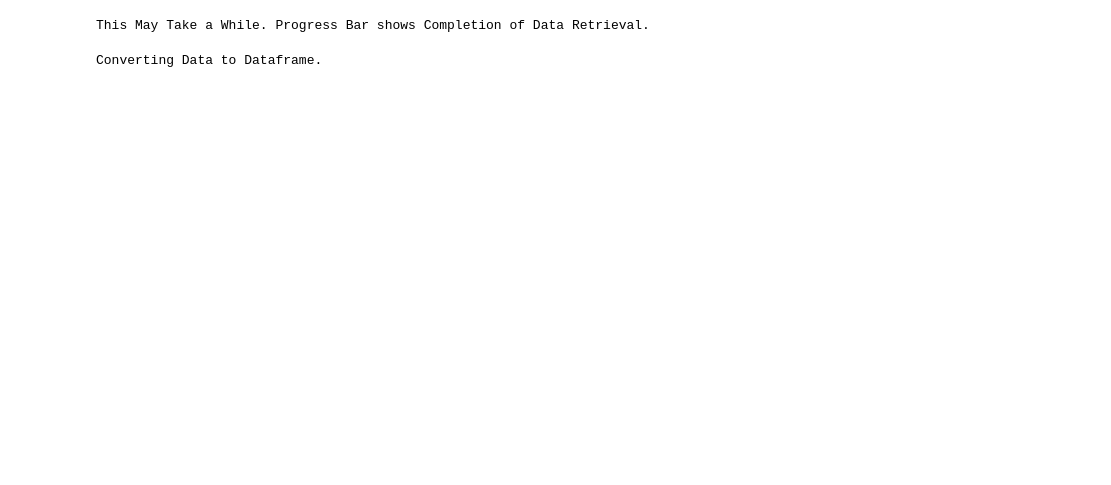
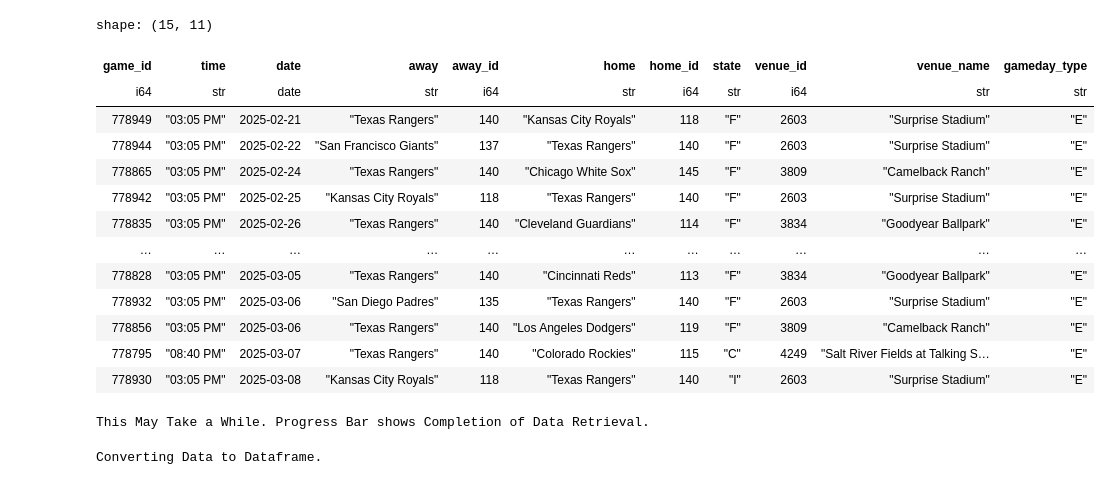
Before and after one commit to CarsonHallford/Top_10_EV90, a Jupyter notebook: Top_10_EV90.ipynb, the cells around one changed output. Drawn from its saved outputs; the diff is of its cells as text; code cells hidden in the pictures; blank space fills up the shorter version.

Commit message:
Typo in team_name and team_logo_url variable

```diff
--- a/Top_10_EV90.ipynb
+++ b/Top_10_EV90.ipynb
@@ -11,7 +11,7 @@ pd.set_option("display.max_rows", None)  # Ensure all rows are displayed
 pd.set_option("display.width", None)  # Remove column width limit
 # %%
 # Specified team name
-team_name = "Texas"
+team_name = "Texas Rangers"
 # Team name abbreviation
 team_abbreviation = "TEX"
 # %%
@@ -29,19 +29,36 @@ schedule_df = schedule_df.filter(
 # %%
 from datetime import datetime
 
 # Get today's date as a proper date object
 today = datetime.today().date()
 
 # Define the start and end dates as date literals
 start_date = pl.lit("2025-02-20").str.to_date()
 end_date = pl.lit(str(today)).str.to_date()  # Convert today to string before using .str.to_date()
 
 # Filter specified team games for the beginning of Spring Training to current date
 team_games_filtered = schedule_df.with_columns(
     pl.col("date").cast(pl.Date).alias("date")  # Convert 'date' column to Date type
 ).filter(
     pl.col("date").is_between(start_date, end_date)
 )
+
+team_games_filtered
+# %% [output]
+shape: (15, 11)
+| game_id | time | date | away | away_id | home | home_id | state | venue_id | venue_name | gameday_type |
+| i64 | str | date | str | i64 | str | i64 | str | i64 | str | str |
+| 778949 | "03:05 PM" | 2025-02-21 | "Texas Rangers" | 140 | "Kansas City Royals" | 118 | "F" | 2603 | "Surprise Stadium" | "E" |
+| 778944 | "03:05 PM" | 2025-02-22 | "San Francisco Giants" | 137 | "Texas Rangers" | 140 | "F" | 2603 | "Surprise Stadium" | "E" |
+| 778865 | "03:05 PM" | 2025-02-24 | "Texas Rangers" | 140 | "Chicago White Sox" | 145 | "F" | 3809 | "Camelback Ranch" | "E" |
+| 778942 | "03:05 PM" | 2025-02-25 | "Kansas City Royals" | 118 | "Texas Rangers" | 140 | "F" | 2603 | "Surprise Stadium" | "E" |
+| 778835 | "03:05 PM" | 2025-02-26 | "Texas Rangers" | 140 | "Cleveland Guardians" | 114 | "F" | 3834 | "Goodyear Ballpark" | "E" |
+| … | … | … | … | … | … | … | … | … | … | … |
+| 778828 | "03:05 PM" | 2025-03-05 | "Texas Rangers" | 140 | "Cincinnati Reds" | 113 | "F" | 3834 | "Goodyear Ballpark" | "E" |
+| 778932 | "03:05 PM" | 2025-03-06 | "San Diego Padres" | 135 | "Texas Rangers" | 140 | "F" | 2603 | "Surprise Stadium" | "E" |
+| 778856 | "03:05 PM" | 2025-03-06 | "Texas Rangers" | 140 | "Los Angeles Dodgers" | 119 | "F" | 3809 | "Camelback Ranch" | "E" |
+| 778795 | "08:40 PM" | 2025-03-07 | "Texas Rangers" | 140 | "Colorado Rockies" | 115 | "C" | 4249 | "Salt River Fields at Talking S… | "E" |
+| 778930 | "03:05 PM" | 2025-03-08 | "Kansas City Royals" | 118 | "Texas Rangers" | 140 | "I" | 2603 | "Surprise Stadium" | "E" |
 # %%
 # Get all game_id values from the filtered DataFrame as a list
 game_ids = team_games_filtered.select("game_id").to_series().to_list()
```
Also changed, not shown: parts of 1 cell of this notebook.
